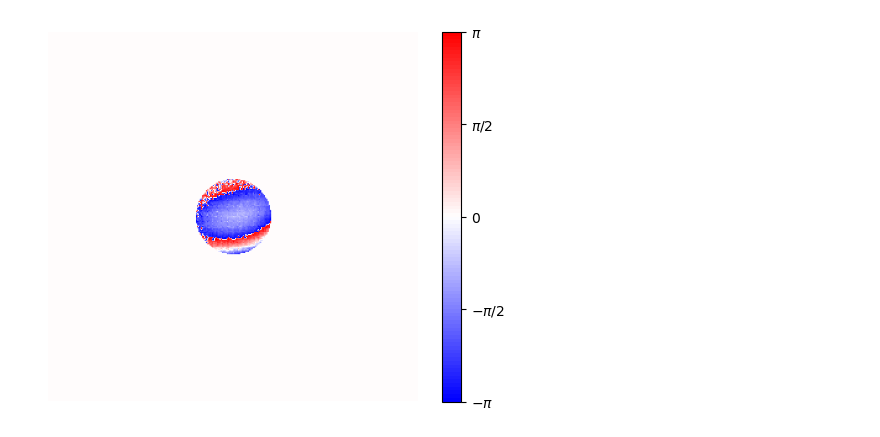
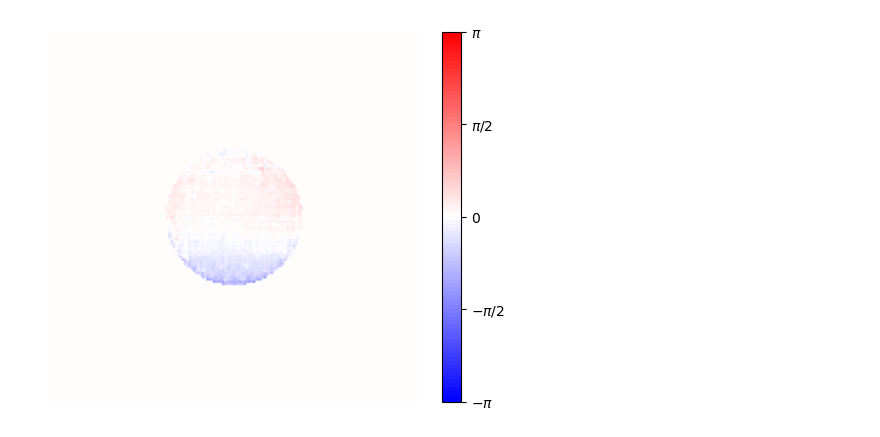
Before and after one commit to ArianaGu/EUV_FPM, a Jupyter notebook: torch_fp_recon.ipynb, the cells around one changed output. Drawn from its saved outputs; the diff is of its cells as text; code cells hidden in the pictures.

```diff
--- a/torch_fp_recon.ipynb
+++ b/torch_fp_recon.ipynb
@@ -9,8 +9,9 @@ import time
 import yaml
 from utils import *
 from scipy.ndimage import gaussian_filter
+from skimage.restoration import unwrap_phase
 
-config_path = './configs/recon/BPRA0_big.yaml'
+config_path = './configs/recon/BPRA0_sweet.yaml'
 with open(config_path, 'r') as f:
     config = yaml.safe_load(f)
 
@@ -505,26 +633,28 @@ Feature loss: 0.008382625877857208
 # %%
 def show_phase(phase):
+    phase_unwrapped = unwrap_phase(phase)
     # color map
     colors = [(0, 0, 1), (1, 1, 1), (1, 0, 0)]  # R -> W -> B
     cmap_name = 'custom_diverging'
     cm = mcolors.LinearSegmentedColormap.from_list(cmap_name, colors, N=100)
 
     # crop center region
-    range = 150
     size = phase.shape[0]
-    img = phase[size//2-range:size//2+range, size//2-range:size//2+range]
+    range = size//4
+    img = phase_unwrapped[size//2-range:size//2+range, size//2-range:size//2+range]
 
     fig, ax = plt.subplots()
     cax = ax.imshow(img, cmap=cm, vmin=-np.pi, vmax=np.pi)  # Adjust the limits to -pi to pi for your use case
     plt.axis('off')
 
     # Create colorbar
     cbar = fig.colorbar(cax, ticks=[-np.pi, -np.pi/2, 0, np.pi/2, np.pi])
     cbar.ax.set_yticklabels(['$-\pi$', '$-\pi/2$', '$0$', '$\pi/2$', '$\pi$'])
 
     plt.show()
 
 lens_recon = lens_tensor.detach().cpu().numpy()
+
 show_phase(np.angle(lens_recon)*FILTER)
 # %% [output]
-[figure, old version]
+[figure, new version]
```
Also changed, not shown: parts of 6 cells of this notebook.
